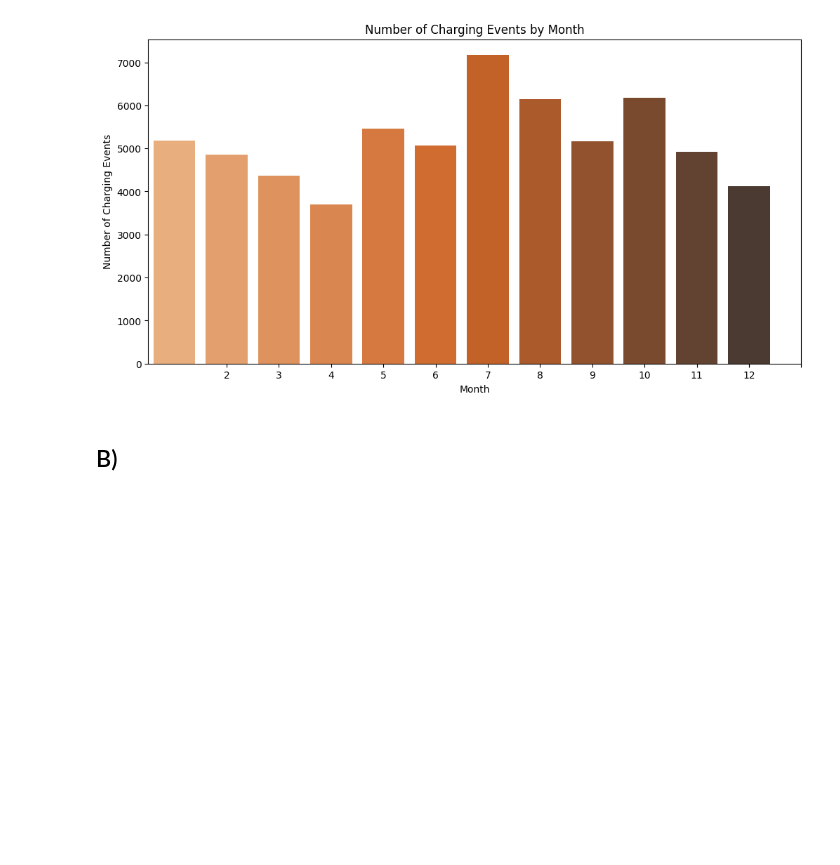
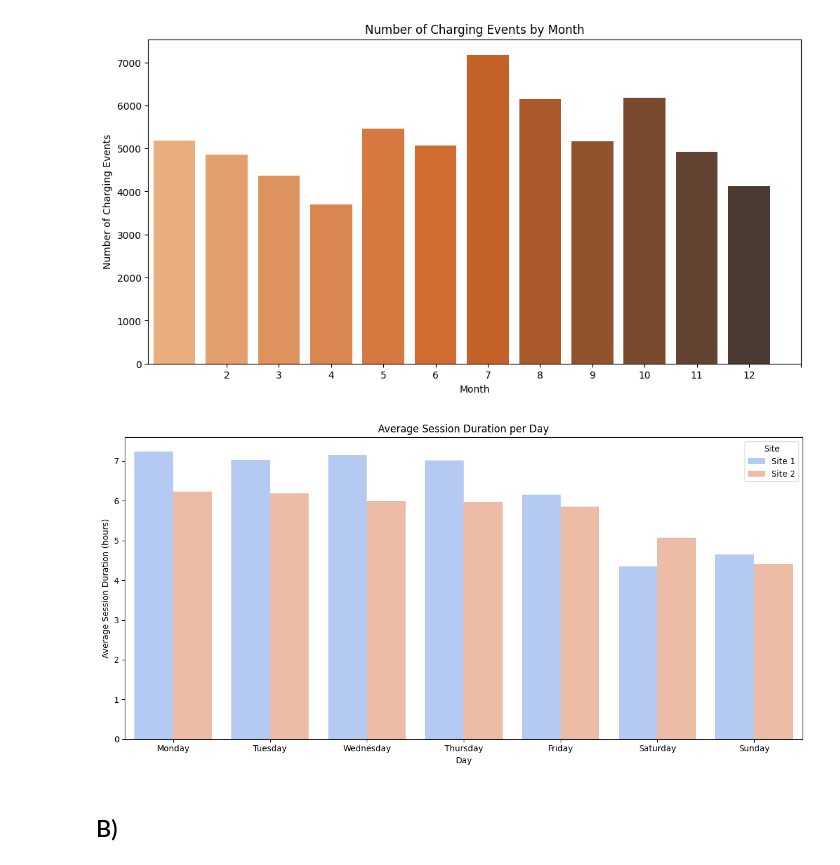
Before and after one commit to helloworldfromleo/AA, a Jupyter notebook: 03_Final_Submission.ipynb, the cells around one changed output. Saved outputs shown, nothing was run; the diff lists cells and outputs as text; code cells hidden in the pictures; blank space fills up the shorter version.

```diff
--- a/03_Final_Submission.ipynb
+++ b/03_Final_Submission.ipynb
@@ -420,6 +508,29 @@ Passing `palette` without assigning `hue` is deprecated and will be removed in v
 
   sns.barplot(x='month', y='Charging Events', data=monthly_counts, palette='Oranges_d')
 [figure]
+# %%
+# Group by day and calculate the average session duration
+daily_session_duration_site_1 = df_site_1.groupby('dayOfWeek')['session_duration'].mean().reset_index()
+daily_session_duration_site_2 = df_site_2.groupby('dayOfWeek')['session_duration'].mean().reset_index()
+
+# Combine the data into one DataFrame with an additional column for site
+daily_session_duration_site_1['Site'] = 'Site 1'
+daily_session_duration_site_2['Site'] = 'Site 2'
+combined_data = pd.concat([daily_session_duration_site_1, daily_session_duration_site_2])
+
+# Plot the combined data
+plt.figure(figsize=(12, 6))
+sns.barplot(x='dayOfWeek', y='session_duration', hue='Site', data=combined_data, palette='coolwarm')
+plt.title('Average Session Duration per Day')
+plt.xlabel('Day')
+plt.ylabel('Average Session Duration (hours)')
+plt.xticks(ticks=combined_data['dayOfWeek'].unique(), labels=['Monday', 'Tuesday', 'Wednesday', 'Thursday', 'Friday', 'Saturday', 'Sunday'])
+plt.legend(title='Site')
+plt.grid(False)
+plt.tight_layout()
+plt.show()
+# %% [output]
+[figure, added]
 # %% [markdown]
 ## B)
 # %% [markdown]
```
Also changed, not shown: parts of 5 cells of this notebook.
